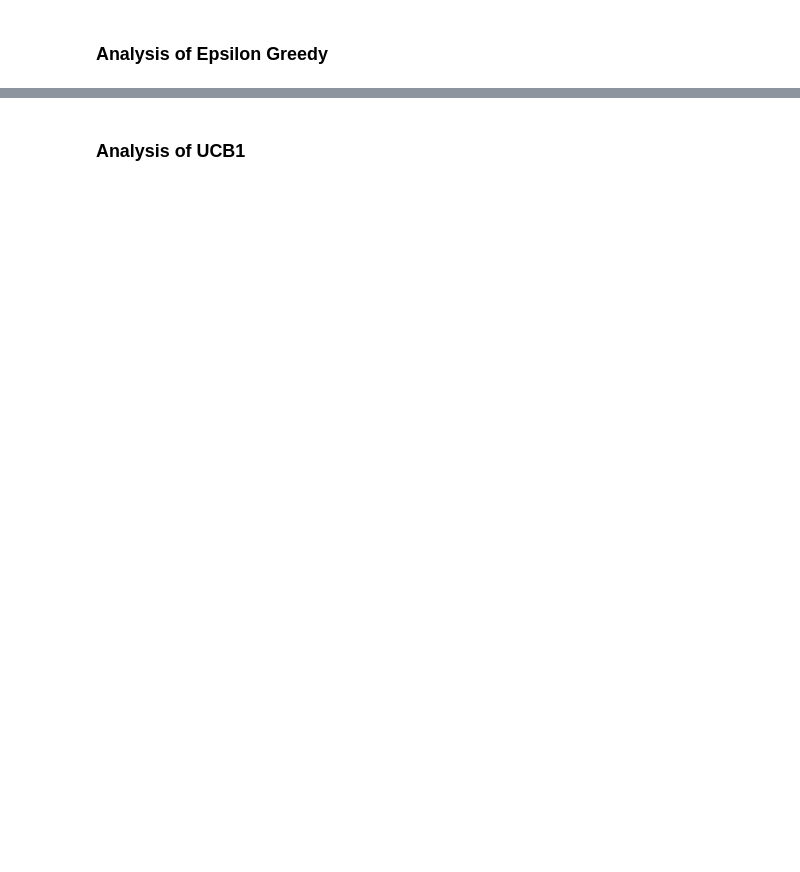
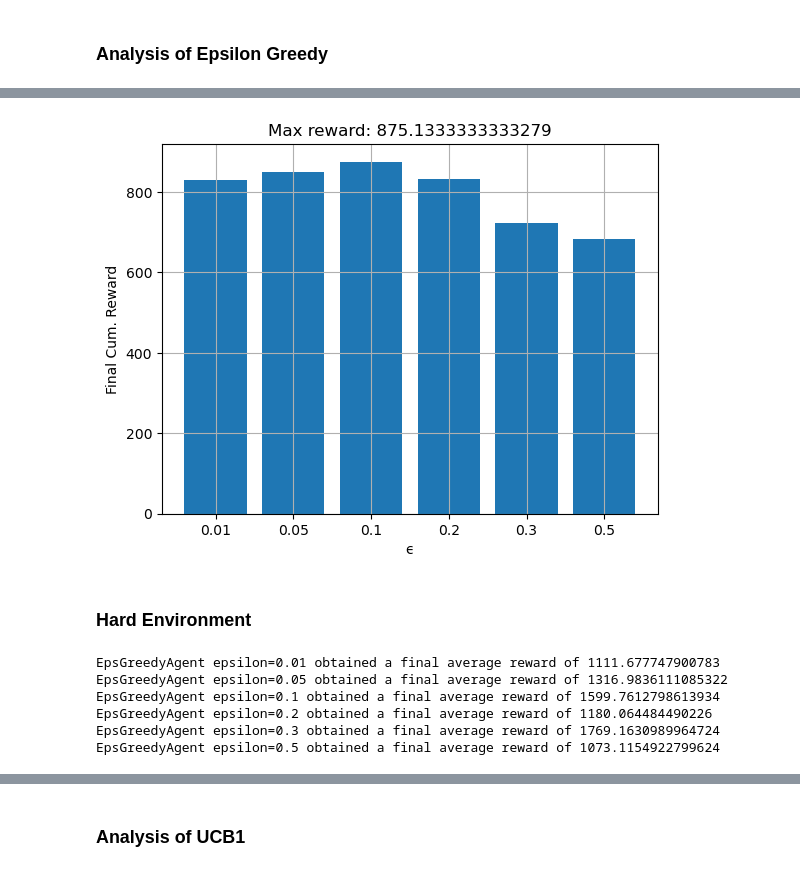
Before and after one commit to diegotg2000/ReinforcementLearning, a Jupyter notebook: TP_2/TP_2.ipynb, the cells around one changed output, grey strips where cells are left out. Saved outputs shown, nothing was run; the diff lists cells and outputs as text; code cells hidden in the pictures; blank space fills up the shorter version.

```diff
--- a/TP_2/TP_2.ipynb
+++ b/TP_2/TP_2.ipynb
@@ -169,0 +192,9 @@ plt.show()
+# %%
+def plot_final_rewards(cum_rewards, param_values):
+    name, param_values = param_values
+    plt.bar(range(len(cum_rewards)), [rs[-1] for rs in cum_rewards])
+    plt.xticks(range(len(cum_rewards)), param_values)
+    plt.xlabel(name)
+    plt.ylabel("Final Cum. Reward")
+    plt.title(f'Max reward: {max([rs[-1] for rs in cum_rewards])}')
+    plt.grid()
@@ -254,0 +294,17 @@ plt.show()
+# %%
+plot_final_rewards(cum_rewards, ("\u03F5", epsilon_values))
+# %% [output]
+[figure, added]
+# %% [markdown]
+### Hard Environment
+# %%
+epsilon_values = [0.01, 0.05, 0.1, 0.2, 0.3, 0.5]
+
+cum_rewards = evaluate_batch(EpsGreedyAgent, environment.HardEnvironment, ("epsilon", epsilon_values))
+# %% [output]
+EpsGreedyAgent epsilon=0.01 obtained a final average reward of 1111.677747900783
+EpsGreedyAgent epsilon=0.05 obtained a final average reward of 1316.9836111085322
+EpsGreedyAgent epsilon=0.1 obtained a final average reward of 1599.7612798613934
+EpsGreedyAgent epsilon=0.2 obtained a final average reward of 1180.064484490226
+EpsGreedyAgent epsilon=0.3 obtained a final average reward of 1769.1630989964724
+EpsGreedyAgent epsilon=0.5 obtained a final average reward of 1073.1154922799624
```
Also changed, not shown: parts of 94 cells of this notebook.
